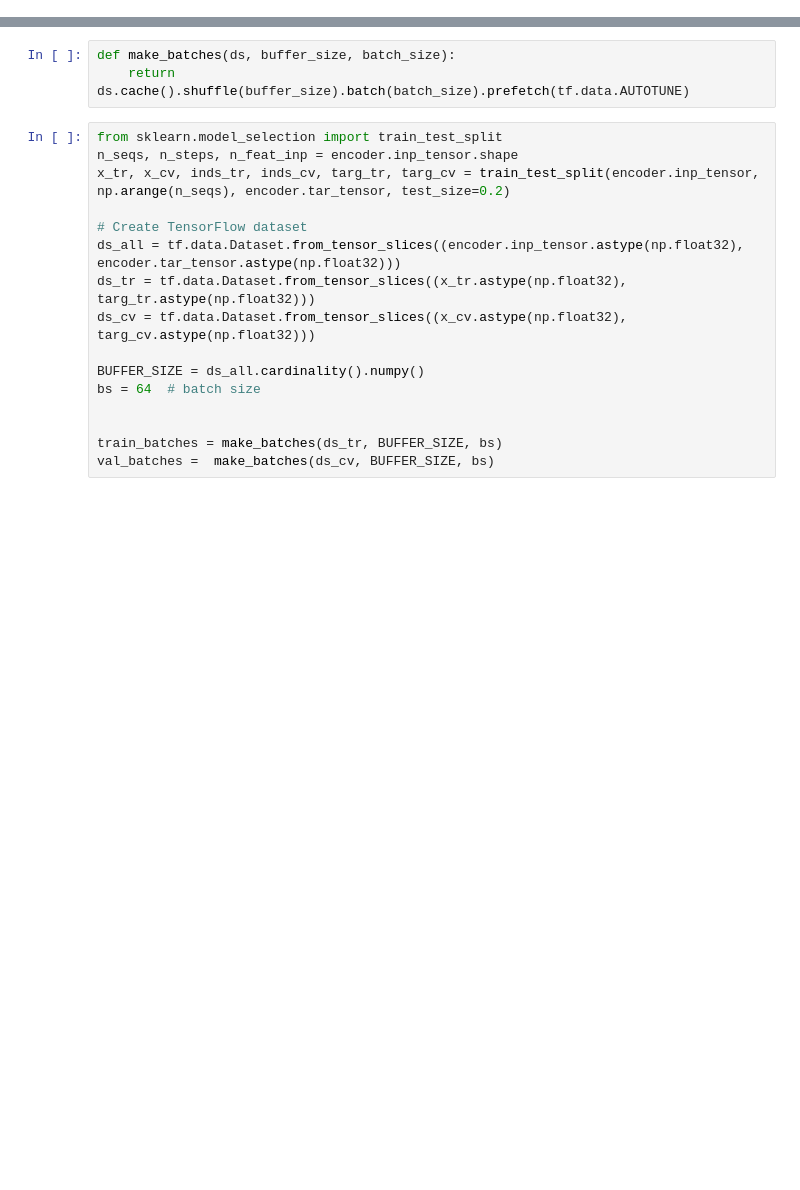
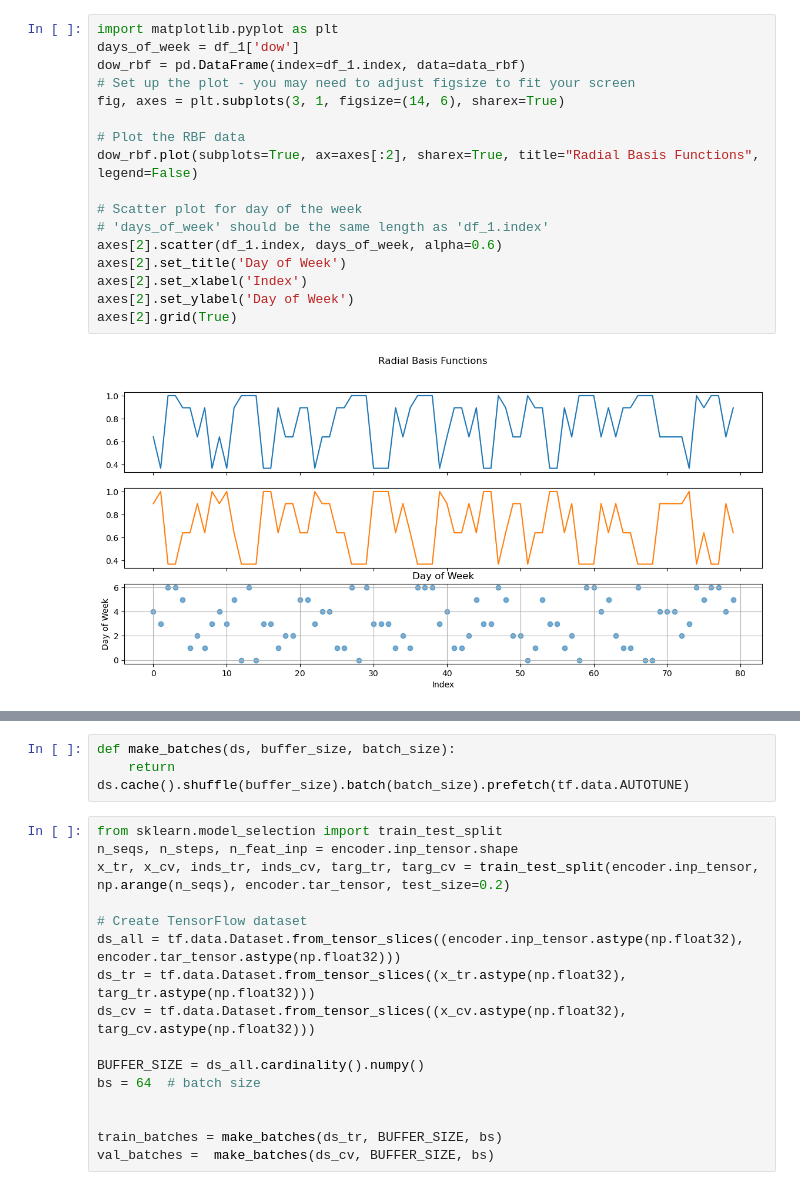
Before and after one commit to Hamideh-Mehri/Banksformer, a Jupyter notebook: Test.ipynb, the cells around one changed output, grey strips where cells are left out. Cells and saved outputs as stored; diff of their text form; blank space fills up the shorter version.

```diff
--- a/Test.ipynb
+++ b/Test.ipynb
@@ -74,0 +200,19 @@ info.FIELD_DIMS_IN, info.FIELD_DIMS_NET, info.FIELD_DIMS_TAR
+# %%
+import matplotlib.pyplot as plt
+days_of_week = df_1['dow']
+dow_rbf = pd.DataFrame(index=df_1.index, data=data_rbf)
+# Set up the plot - you may need to adjust figsize to fit your screen
+fig, axes = plt.subplots(3, 1, figsize=(14, 6), sharex=True)
+
+# Plot the RBF data
+dow_rbf.plot(subplots=True, ax=axes[:2], sharex=True, title="Radial Basis Functions", legend=False)
+
+# Scatter plot for day of the week
+# 'days_of_week' should be the same length as 'df_1.index'
+axes[2].scatter(df_1.index, days_of_week, alpha=0.6)
+axes[2].set_title('Day of Week')
+axes[2].set_xlabel('Index')
+axes[2].set_ylabel('Day of Week')
+axes[2].grid(True)
+# %% [output]
+[figure, added]
```
Also changed, not shown: parts of 82 cells of this notebook, 27 other files.
